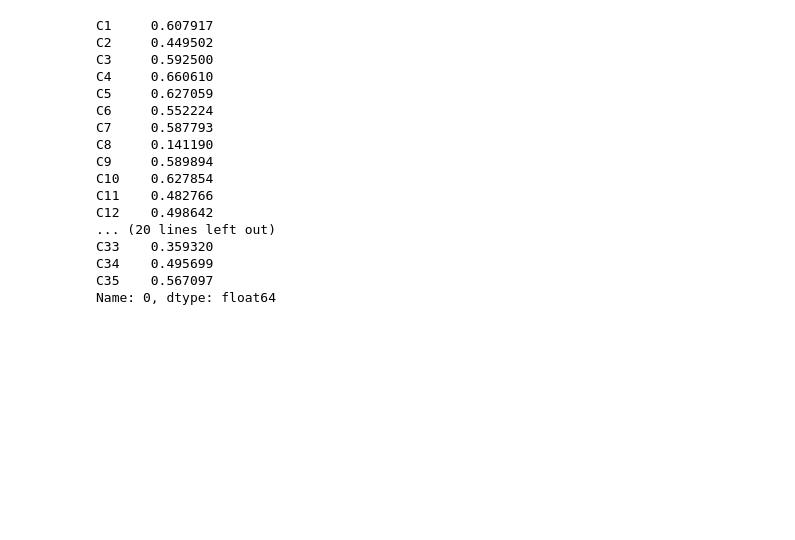
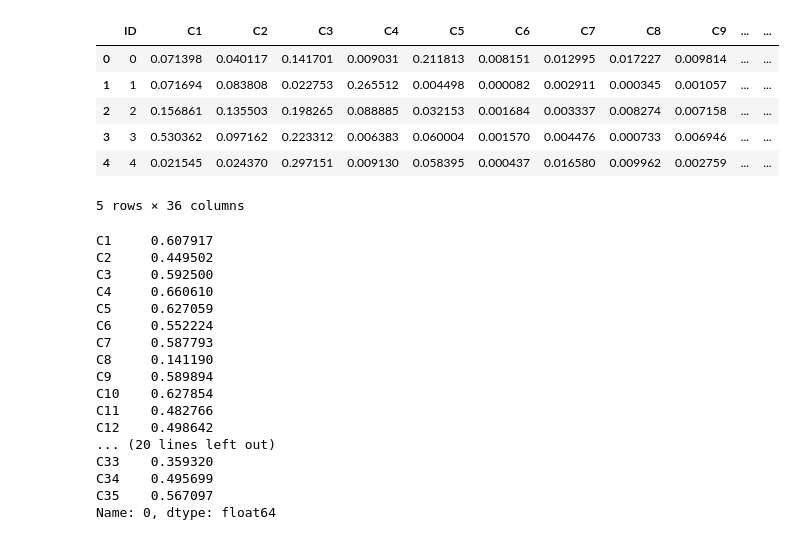
Before and after one commit to sunkusun9/sunkusun9, a Jupyter notebook: kaggle/Elucidata/I_eff_b0.ipynb, the cells around one changed output. Drawn from its saved outputs; the diff is of its cells as text; code cells hidden in the pictures; blank space fills up the shorter version.

```diff
--- a/kaggle/Elucidata/I_eff_b0.ipynb
+++ b/kaggle/Elucidata/I_eff_b0.ipynb
@@ -112,4 +112,21 @@ img_height = 224
 df_spots = make_img_proc_info(df_spots, img_width, img_height)
 df_spots_test = make_img_proc_info(df_spots_test, img_width, img_height)
 # %%
-m = joblib.load('model/eff_b0.joblib')
+input_shape = (img_width, img_height, 3)
+enet = tf.keras.applications.EfficientNetB0(
+    include_top = False,
+    weights = 'imagenet',
+    input_shape = input_shape,
+    pooling = 'avg'
+)
+inputs = tf.keras.Input(shape = input_shape)
+x = enet(inputs, training = False)
+x = tf.keras.layers.Dropout(0.2)(x)
+d1 = tf.keras.layers.Dense(64, activation = 'relu', kernel_initializer = 'HeUniform')
+x = d1(x)
+d2 = tf.keras.layers.Dense(len(targets))
+outputs = d2(x)
+m = tf.keras.models.Model(inputs, outputs)
+m.set_weights(
+    joblib.load('model/eff_b0.joblib')
+)
@@ -125,3 +133,19 @@ df_train_prd = pd.DataFrame(
+# %%
+ds_train = create_tf_ds(df_spots).map(lambda X, Y: proc_images(X)).batch(32).prefetch(tf.data.AUTOTUNE).cache()
+df_train_prd = pd.DataFrame(
+    target_proc.inverse_transform(
+        m.predict(ds_train)
+    ), columns = targets
+).reset_index().rename(columns = {'index': 'ID'})
+df_train_prd.head()
+# %% [output]
+|  | ID | C1 | C2 | C3 | C4 | C5 | C6 | C7 | C8 | C9 | ... | ... |
+| 0 | 0 | 0.071398 | 0.040117 | 0.141701 | 0.009031 | 0.211813 | 0.008151 | 0.012995 | 0.017227 | 0.009814 | ... | ... |
+| 1 | 1 | 0.071694 | 0.083808 | 0.022753 | 0.265512 | 0.004498 | 0.000082 | 0.002911 | 0.000345 | 0.001057 | ... | ... |
+| 2 | 2 | 0.156861 | 0.135503 | 0.198265 | 0.088885 | 0.032153 | 0.001684 | 0.003337 | 0.008274 | 0.007158 | ... | ... |
+| 3 | 3 | 0.530362 | 0.097162 | 0.223312 | 0.006383 | 0.060004 | 0.001570 | 0.004476 | 0.000733 | 0.006946 | ... | ... |
+| 4 | 4 | 0.021545 | 0.024370 | 0.297151 | 0.009130 | 0.058395 | 0.000437 | 0.016580 | 0.009962 | 0.002759 | ... | ... |
+5 rows × 36 columns
 # %%
 from scipy.stats import spearmanr
 
```
Also changed, not shown: parts of 1 cell of this notebook, 5 other files.
